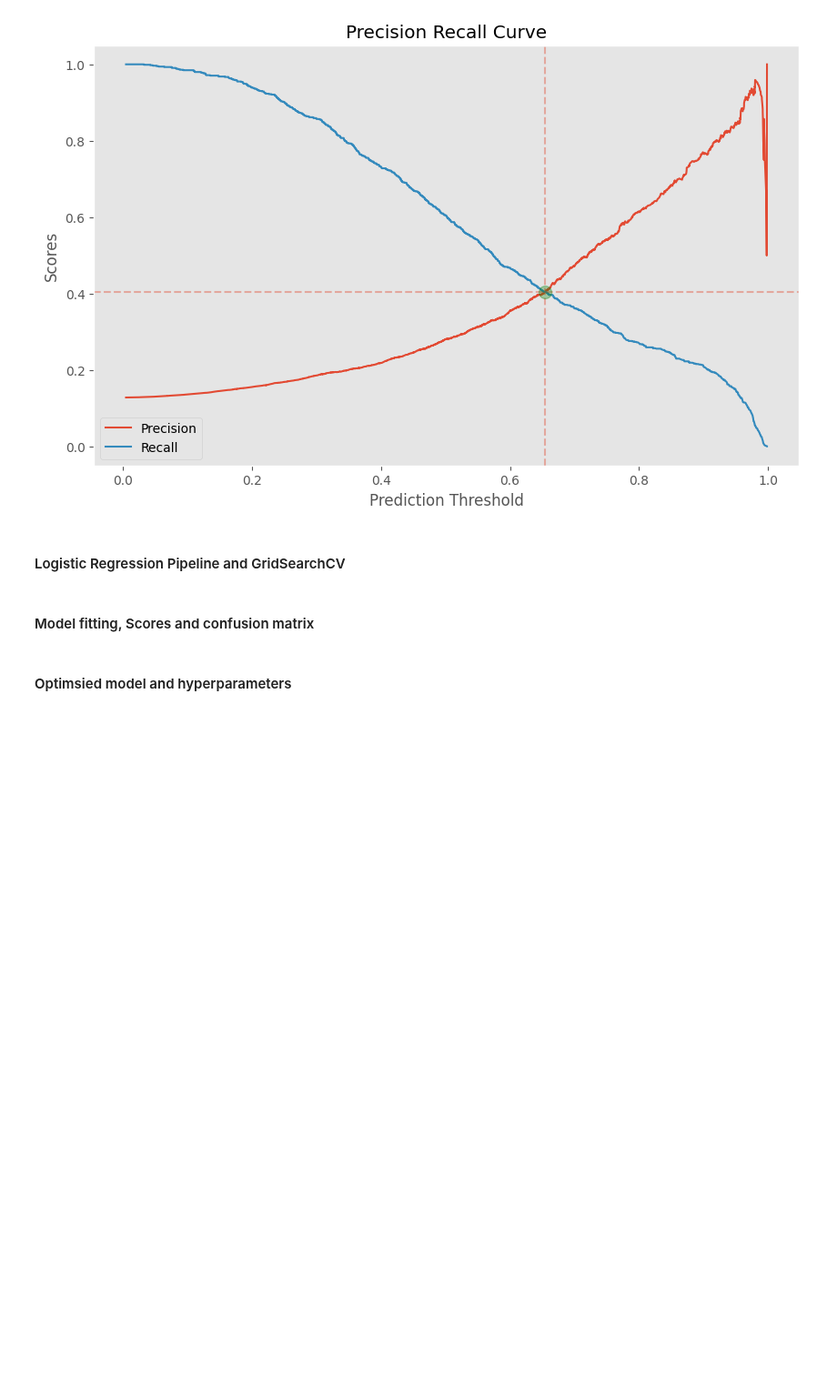
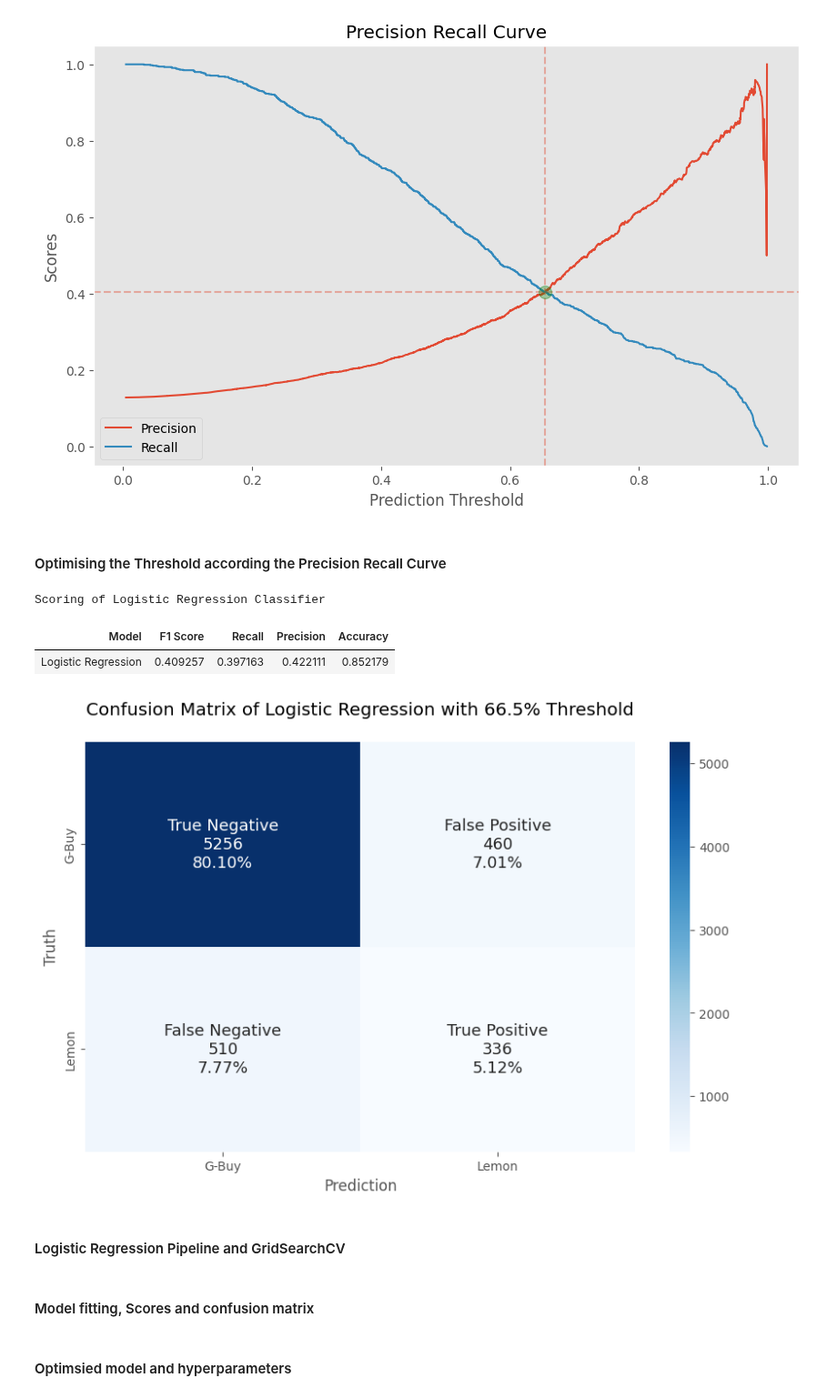
Before and after one commit to Joe-ElM/Used-Cars-Sales, a Jupyter notebook: Notebooks/4. LR Model.ipynb, the cells around one changed output. Shown at 91% size. Drawn from its saved outputs; the diff is of its cells as text; code cells hidden in the pictures; blank space fills up the shorter version.

```diff
--- a/Notebooks/4. LR Model.ipynb
+++ b/Notebooks/4. LR Model.ipynb
@@ -85,6 +85,33 @@ plt.legend()
 plt.grid()
 # %% [output]
 [figure]
+# %% [markdown]
+#### Optimising the Threshold according the Precision Recall Curve
+# %%
+# Evaluate the model:
+pred_lr_th         = pipeline_lr.predict_proba(X_test)[:,1] >= 0.664
+f1_lr_th           = f1_score(y_test       , pred_lr_th)
+recall_lr_th       = recall_score(y_test   , pred_lr_th)
+precision_lr_th    = precision_score(y_test, pred_lr_th)
+accuracy_lr_th     = accuracy_score(y_test , pred_lr_th)
+
+
+lr_metrics_th     = pd.DataFrame({
+                                'Model'    : ['Logistic Regression'],
+                                'F1 Score' : [f1_lr_th],
+                                'Recall'   : [recall_lr_th],
+                                'Precision': [precision_lr_th],
+                                'Accuracy' : [accuracy_lr_th]
+                                })
+# --------------------------------------------------------------------
+print('Scoring of Logistic Regression Classifier')
+display(lr_metrics_th.style.hide())
+Confusion_Matrix_Func(y_test, pred_lr_th, 'Logistic Regression with 66.5% Threshold');
+# %% [output]
+Scoring of Logistic Regression Classifier
+| Model | F1 Score | Recall | Precision | Accuracy |
+| Logistic Regression | 0.409257 | 0.397163 | 0.422111 | 0.852179 |
+[figure, added]
 # %% [markdown]
 #### Logistic Regression Pipeline and GridSearchCV
 # %%
```
Also changed, not shown: parts of 16 cells of this notebook, 2 other files.
